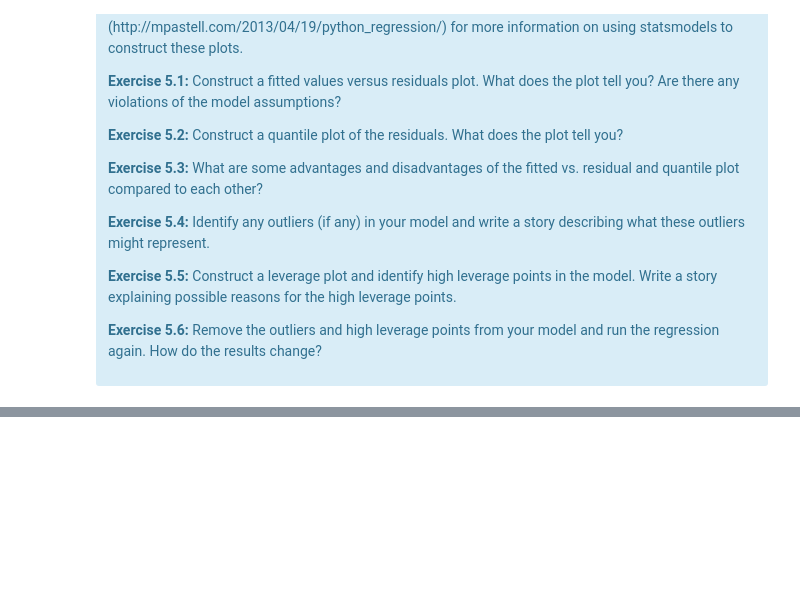
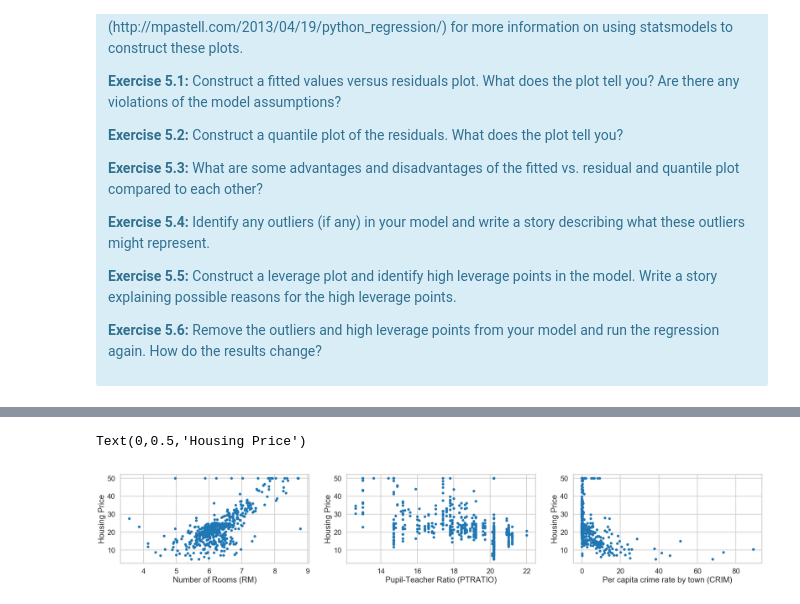
Before and after one commit to dustinrapp/Capstone_Springboard_Intermediate_Python, a Jupyter notebook: Assignments/Mini_Project_Linear_Regression_dr.ipynb, the cells around one changed output, grey strips where cells are left out. Cells and saved outputs as stored; diff of their text form; code cells hidden in the pictures; blank space fills up the shorter version.

```diff
--- a/Assignments/Mini_Project_Linear_Regression_dr.ipynb
+++ b/Assignments/Mini_Project_Linear_Regression_dr.ipynb
@@ -1048,0 +1079,19 @@ Text(0,0.5,'Fitted Value')
+# %%
+fig = plt.figure(figsize=(35,5))
+fig.subplots_adjust(hspace=0.2, wspace=0.2)
+plt.subplot(1,3,1)
+plt.scatter(bos.RM, bos.PRICE,  linestyle = 'None', marker = '.')
+plt.xlabel("Number of Rooms (RM)")
+plt.ylabel("Housing Price")
+plt.subplot(1,3,2)
+plt.scatter(bos.PTRATIO,bos.PRICE, linestyle = 'None', marker = '.')
+plt.xlabel("Pupil-Teacher Ratio (PTRATIO)")
+plt.ylabel("Housing Price")
+plt.subplot(1,3,3)
+plt.scatter(bos.CRIM,bos.PRICE, linestyle = 'None', marker = '.')
+plt.xlabel("Per capita crime rate by town (CRIM)")
+plt.ylabel("Housing Price")
+#plt.title("Relationship between CRIM and Price")
+# %% [output]
+Text(0,0.5,'Housing Price')
+[figure, added]
```
Also changed, not shown: parts of 44 cells of this notebook, 3 other files.
